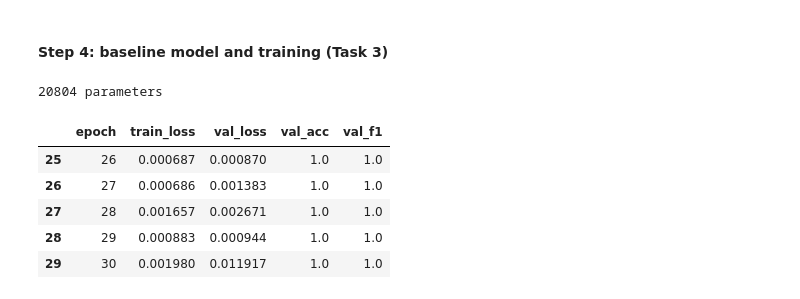
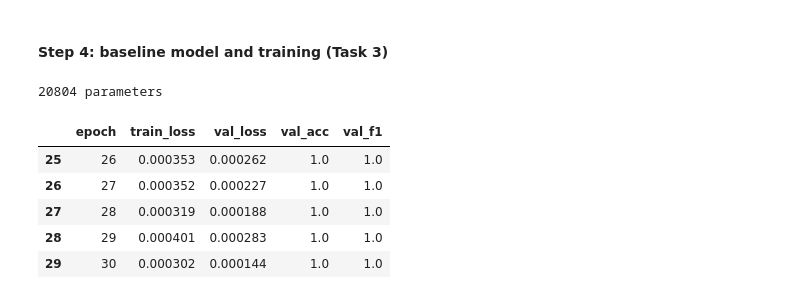
Before and after one commit to MinKhaungMinLwin/bearing-fault-diagnosis-1dcnn, a Jupyter notebook: deep_learning.ipynb, the cells around one changed output. Saved outputs shown, nothing was run; the diff lists cells and outputs as text; code cells hidden in the pictures.

Commit message:
fix: update the split cell and train_model

```diff
--- a/deep_learning.ipynb
+++ b/deep_learning.ipynb
@@ -100,18 +100,23 @@ def make_windows(x, stride):
     n = (len(x) - WIN) // stride + 1
     return np.stack([x[i * stride: i * stride + WIN] for i in range(n)])
 
-def build_split(loads, stride):
+def build_split(cond, stride):
+    """Windows from manifest rows matching `cond` (a boolean mask)."""
     X, y = [], []
-    for _, r in manifest[manifest["load_hp"].isin(loads)].iterrows():
+    for _, r in manifest[cond].iterrows():
         w = make_windows(load_signal(r), stride)
         X.append(w); y.append(np.full(len(w), CLASSES.index(r["label"])))
     return np.concatenate(X), np.concatenate(y)
 
-# Train: loads 0–1 (overlapping windows for more samples); Val: load 2; Test: load 3 (non-overlapping)
-X_train, y_train = build_split([0, 1], stride=512)
-X_val, y_val = build_split([2], stride=WIN)
-X_test, y_test = build_split([3], stride=WIN)
+m, size, load = manifest, manifest["fault_size"], manifest["load_hp"]
+is_normal = m["label"] == "normal"
+train_cond = (~is_normal & size.isin([0.007, 0.021]) & load.isin([0, 1, 2])) | (is_normal & load.isin([0, 1]))
+val_cond   = (~is_normal & size.isin([0.007, 0.021]) & (load == 3))       | (is_normal & (load == 2))
+test_cond  = (~is_normal & (size == 0.014))                                 | (is_normal & (load == 3))
 
+X_train, y_train = build_split(train_cond, stride=512)
+X_val, y_val     = build_split(val_cond, stride=WIN)
+X_test, y_test   = build_split(test_cond, stride=WIN)
 for name, (X, y) in {"train": (X_train, y_train), "val": (X_val, y_val), "test": (X_test, y_test)}.items():
     print(name, X.shape, np.bincount(y, minlength=4))
 # %% [output]
@@ -178,38 +183,38 @@ def evaluate(model, ds):
             preds.append(out.argmax(1).cpu())
     p, y = torch.cat(preds).numpy(), ds.tensors[1].numpy()
     return sum(losses) / len(y), (p == y).mean(), f1_score(y, p, average="macro"), p
 
 def train_model(first_kernel, seed, epochs=30, lr=1e-3, batch=64):
     """Train one configuration; keep the weights from the epoch with the best validation macro-F1."""
     torch.manual_seed(seed); np.random.seed(seed)
     model = CNN1D(first_kernel).to(device)
     counts = np.bincount(y_train, minlength=4)
     weights = torch.tensor(len(y_train) / (4 * counts), dtype=torch.float32, device=device)
     loss_fn = nn.CrossEntropyLoss(weight=weights)          # compensates for fewer normal windows
     opt = torch.optim.Adam(model.parameters(), lr=lr)
     loader = DataLoader(train_ds, batch_size=batch, shuffle=True,
                         generator=torch.Generator().manual_seed(seed))
-    hist, best = [], (-1, None)
+    hist, best = [], (float("inf"), None)
     for ep in range(epochs):
         model.train(); tot = 0
         for xb, yb in loader:
             opt.zero_grad(); loss = loss_fn(model(xb.to(device)), yb.to(device))
             loss.backward(); opt.step(); tot += loss.item() * len(yb)
         vl, va, vf, _ = evaluate(model, val_ds)
         hist.append({"epoch": ep + 1, "train_loss": tot / len(train_ds), "val_loss": vl, "val_acc": va, "val_f1": vf})
-        if vf > best[0]:
-            best = (vf, {k: v.detach().clone() for k, v in model.state_dict().items()})
+        if vl < best[0]:
+            best = (vl, {k: v.detach().clone() for k, v in model.state_dict().items()})
     model.load_state_dict(best[1])
     return model, pd.DataFrame(hist)
 
 baseline, hist_base = train_model(first_kernel=3, seed=0)
 print(sum(p.numel() for p in baseline.parameters()), "parameters")
 hist_base.tail()
 # %% [output]
 20804 parameters
 |  | epoch | train_loss | val_loss | val_acc | val_f1 |
-| 25 | 26 | 0.000687 | 0.000870 | 1.0 | 1.0 |
-| 26 | 27 | 0.000686 | 0.001383 | 1.0 | 1.0 |
-| 27 | 28 | 0.001657 | 0.002671 | 1.0 | 1.0 |
-| 28 | 29 | 0.000883 | 0.000944 | 1.0 | 1.0 |
-| 29 | 30 | 0.001980 | 0.011917 | 1.0 | 1.0 |
+| 25 | 26 | 0.000353 | 0.000262 | 1.0 | 1.0 |
+| 26 | 27 | 0.000352 | 0.000227 | 1.0 | 1.0 |
+| 27 | 28 | 0.000319 | 0.000188 | 1.0 | 1.0 |
+| 28 | 29 | 0.000401 | 0.000283 | 1.0 | 1.0 |
+| 29 | 30 | 0.000302 | 0.000144 | 1.0 | 1.0 |
```
Also changed, not shown: parts of 1 cell of this notebook.
